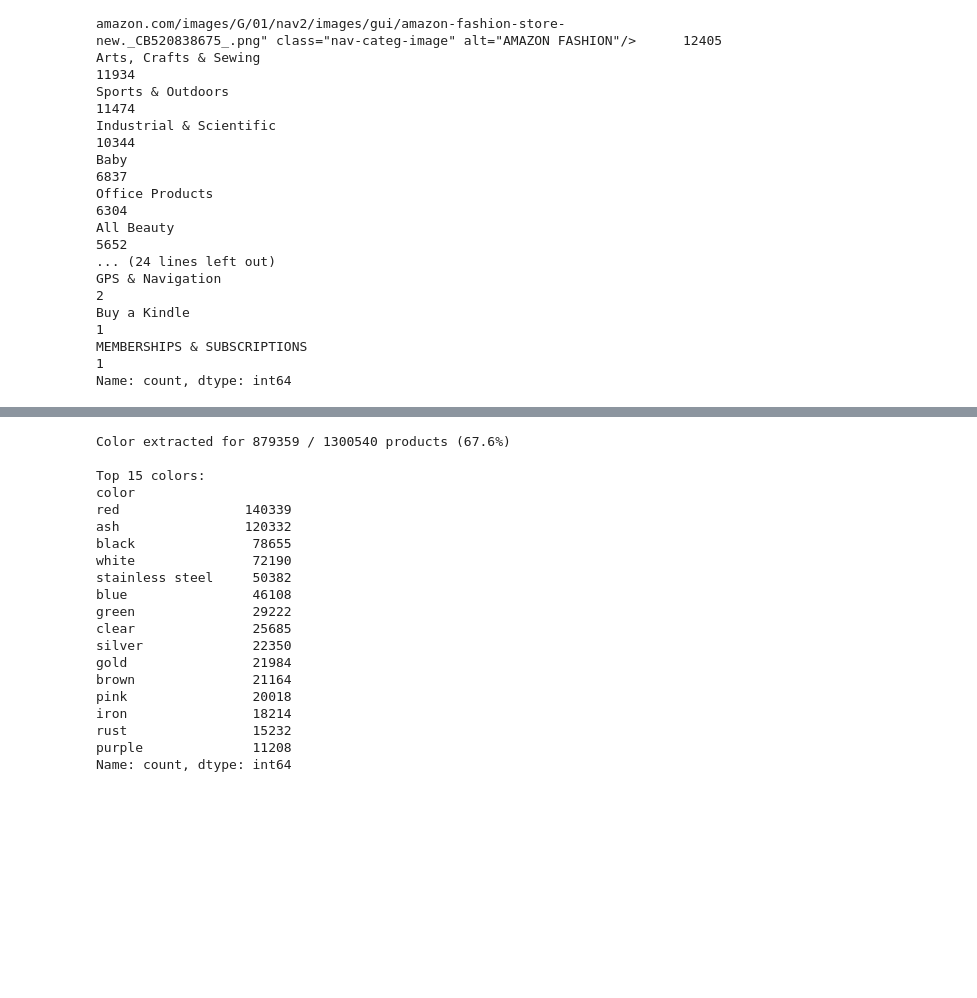
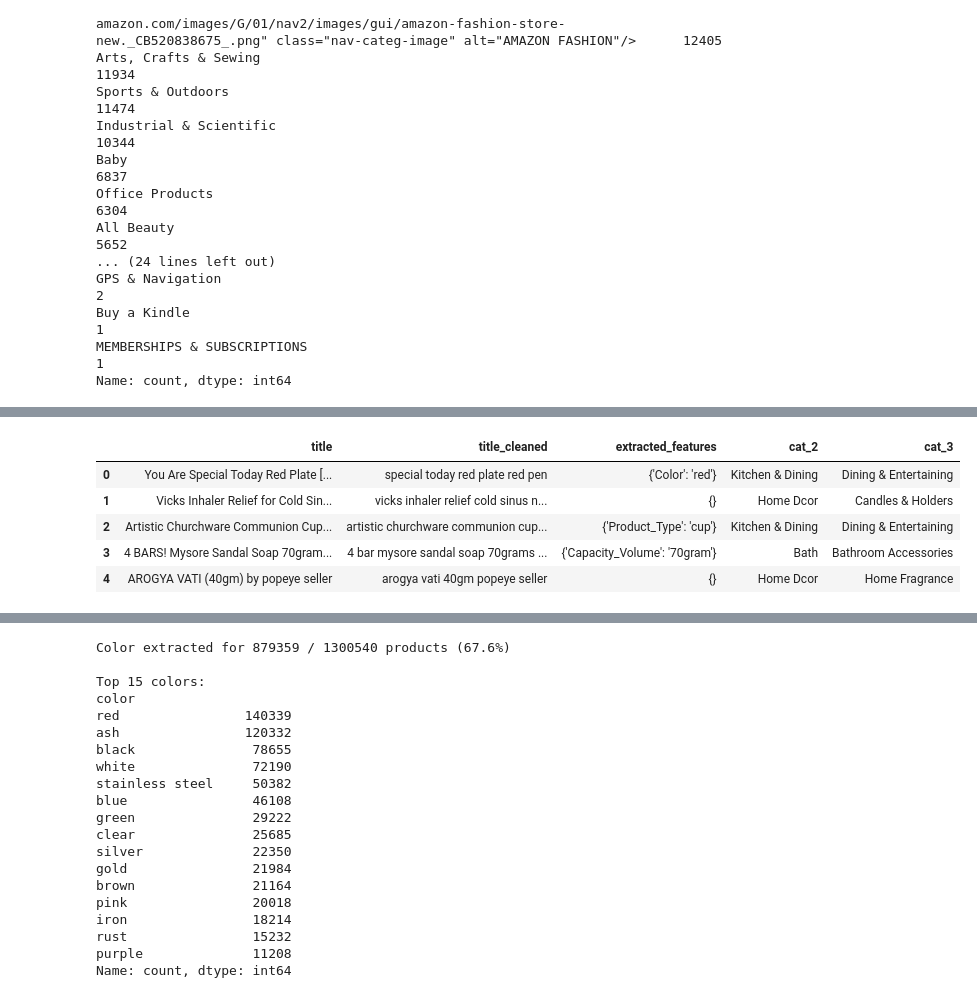
Before and after one commit to flamesmith/RecSystem, a Jupyter notebook: notebooks/analyze_features.ipynb, the cells around one changed output, grey strips where cells are left out. Drawn from its saved outputs; the diff is of its cells as text; code cells hidden in the pictures; blank space fills up the shorter version.

```diff
--- a/notebooks/analyze_features.ipynb
+++ b/notebooks/analyze_features.ipynb
@@ -212,0 +403,9 @@ Name: count, dtype: int64
+# %%
+df_items[['title', 'title_cleaned', 'extracted_features', 'cat_2', 'cat_3']].head()
+# %% [output]
+|  | title | title_cleaned | extracted_features | cat_2 | cat_3 |
+| 0 | You Are Special Today Red Plate [... | special today red plate red pen | {'Color': 'red'} | Kitchen & Dining | Dining & Entertaining |
+| 1 | Vicks Inhaler Relief for Cold Sin... | vicks inhaler relief cold sinus n... | {} | Home Dcor | Candles & Holders |
+| 2 | Artistic Churchware Communion Cup... | artistic churchware communion cup... | {'Product_Type': 'cup'} | Kitchen & Dining | Dining & Entertaining |
+| 3 | 4 BARS! Mysore Sandal Soap 70gram... | 4 bar mysore sandal soap 70grams ... | {'Capacity_Volume': '70gram'} | Bath | Bathroom Accessories |
+| 4 | AROGYA VATI (40gm) by popeye seller | arogya vati 40gm popeye seller | {} | Home Dcor | Home Fragrance |
```
Also changed, not shown: parts of 22 cells of this notebook, 3 other files.
